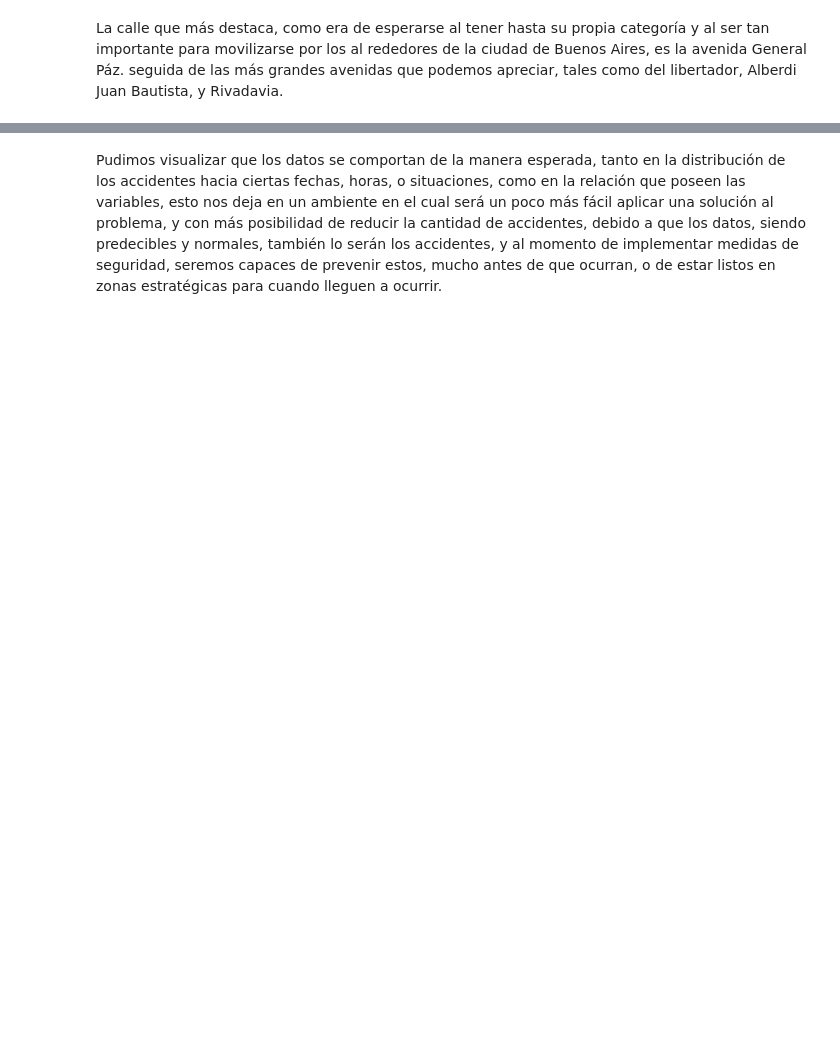
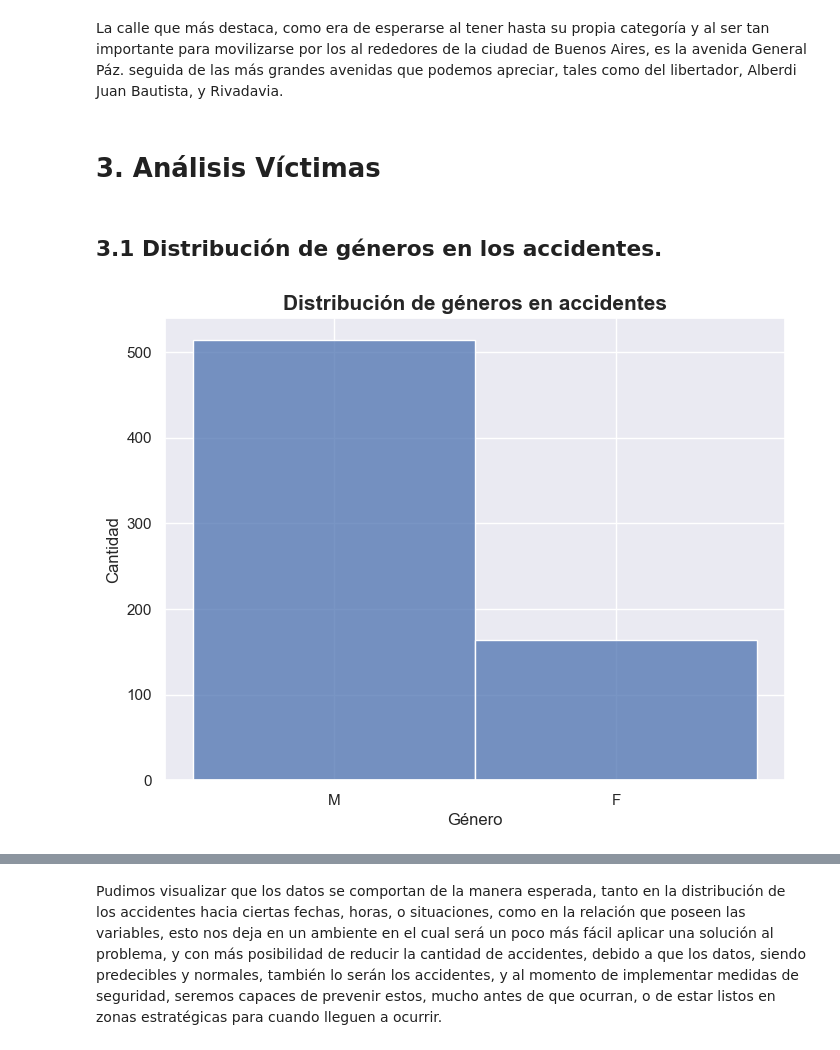
Before and after one commit to Aeregon-Sharks/Data-Analytics-Accidentes, a Jupyter notebook: Notebooks/EDA.ipynb, the cells around one changed output, grey strips where cells are left out. Drawn from its saved outputs; the diff is of its cells as text; code cells hidden in the pictures; blank space fills up the shorter version.

```diff
--- a/Notebooks/EDA.ipynb
+++ b/Notebooks/EDA.ipynb
@@ -277,2 +270,16 @@ plt.show()
 # %% [markdown]
 La calle que más destaca, como era de esperarse al tener hasta su propia categoría y al ser tan importante para movilizarse por los al rededores de la ciudad de Buenos Aires, es la avenida General Páz. seguida de las más grandes avenidas que podemos apreciar, tales como del libertador, Alberdi Juan Bautista, y Rivadavia.
+# %% [markdown]
+# 3. Análisis Víctimas
+# %% [markdown]
+## 3.1 Distribución de géneros en los accidentes.
+# %%
+plt.figure(figsize=(8, 6))
+sns.histplot(df_v, x='Sexo')
+sns.set_theme()
+plt.xlabel('Género')
+plt.ylabel('Cantidad')
+plt.title('Distribución de géneros en accidentes', fontweight='bold', size=15)
+plt.show()
+# %% [output]
+[figure, added]
```
Also changed, not shown: parts of 13 cells of this notebook, 8 other files.
